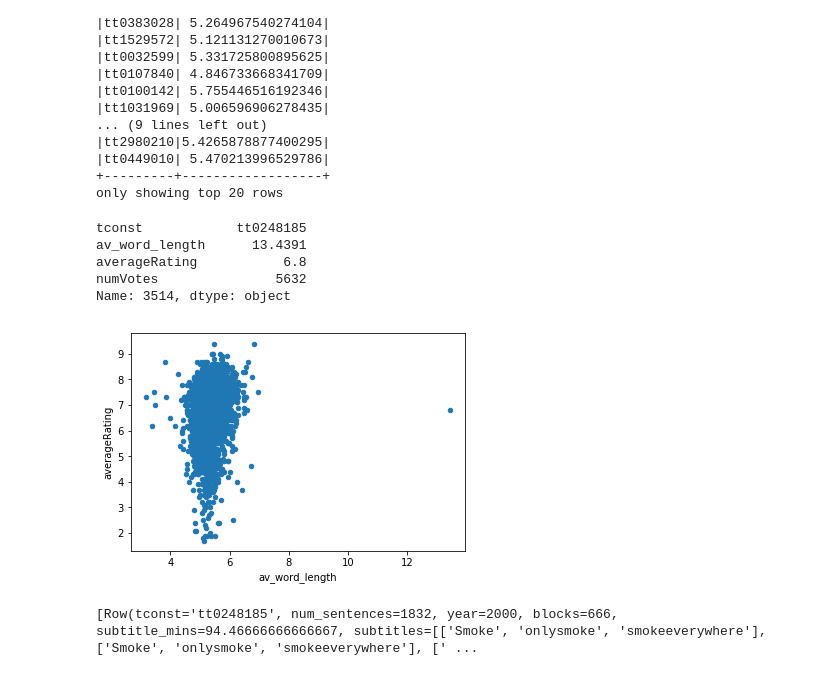
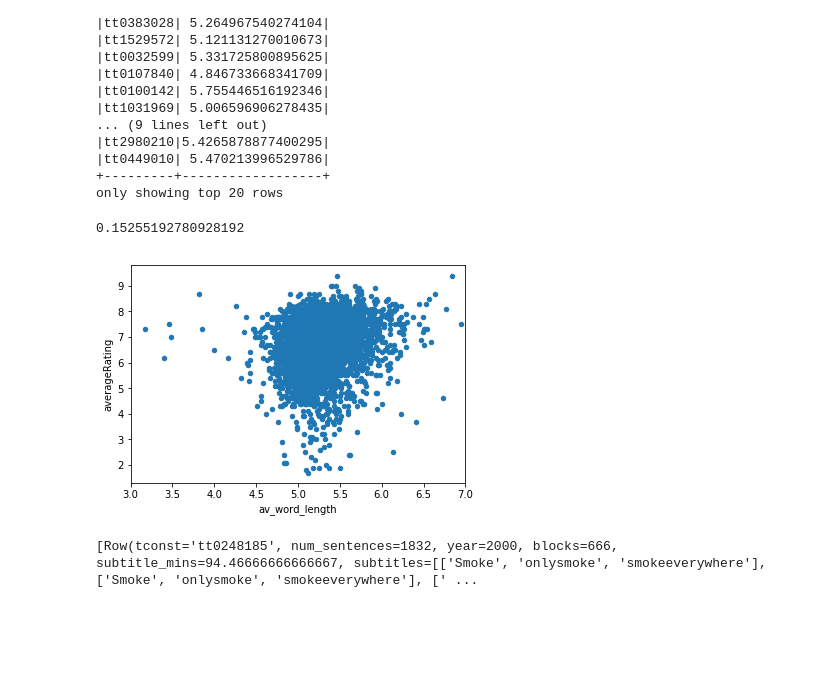
Before and after one commit to Xabitsuki/adamax, a Jupyter notebook: Notebook2.ipynb, the cells around one changed output. Drawn from its saved outputs; the diff is of its cells as text; code cells hidden in the pictures; blank space fills up the shorter version.

```diff
--- a/Notebook2.ipynb
+++ b/Notebook2.ipynb
@@ -779,13 +776,11 @@ df_word_length_pd = df_word_length.join(df_ratings, ["tconst"]).toPandas()
 # %%
 ax = df_word_length_pd.plot.scatter("av_word_length", "averageRating")
 df_word_length_pd.iloc[df_word_length_pd["av_word_length"].idxmax()]
+plt.xlim(3,7)
+df_word_length_pd["av_word_length"].corr(df_word_length_pd["averageRating"])
 # %% [output]
-tconst            tt0248185
-av_word_length      13.4391
-averageRating           6.8
-numVotes               5632
-Name: 3514, dtype: object
+0.15255192780928192
-[figure, old version]
+[figure, new version]
 # %%
 df_films.filter(df_films.tconst == "tt0248185").take(1)
 # %% [output]
```
Also changed, not shown: parts of 12 cells of this notebook, 1 other file.
